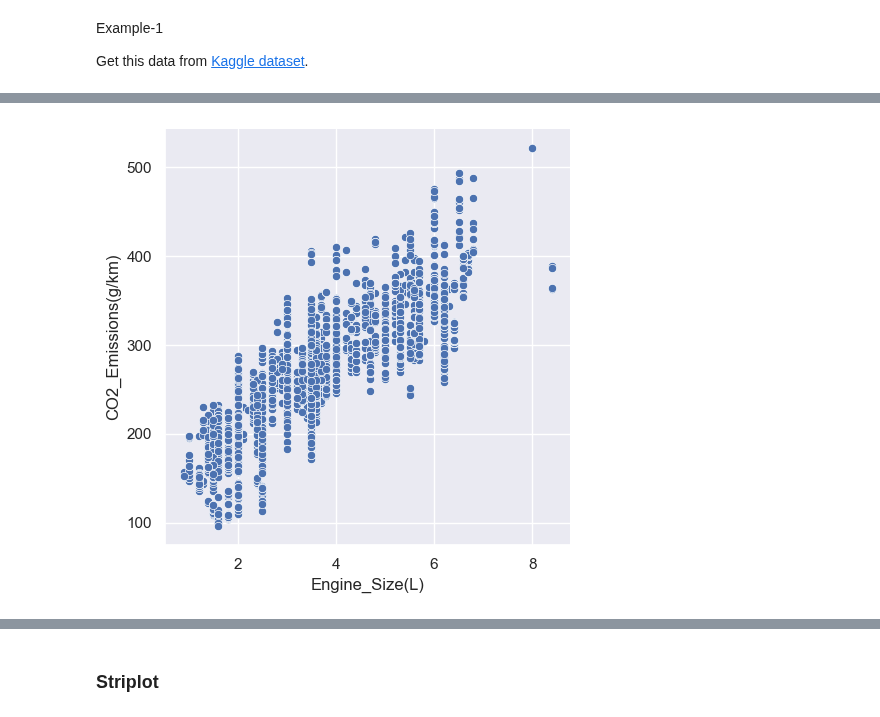
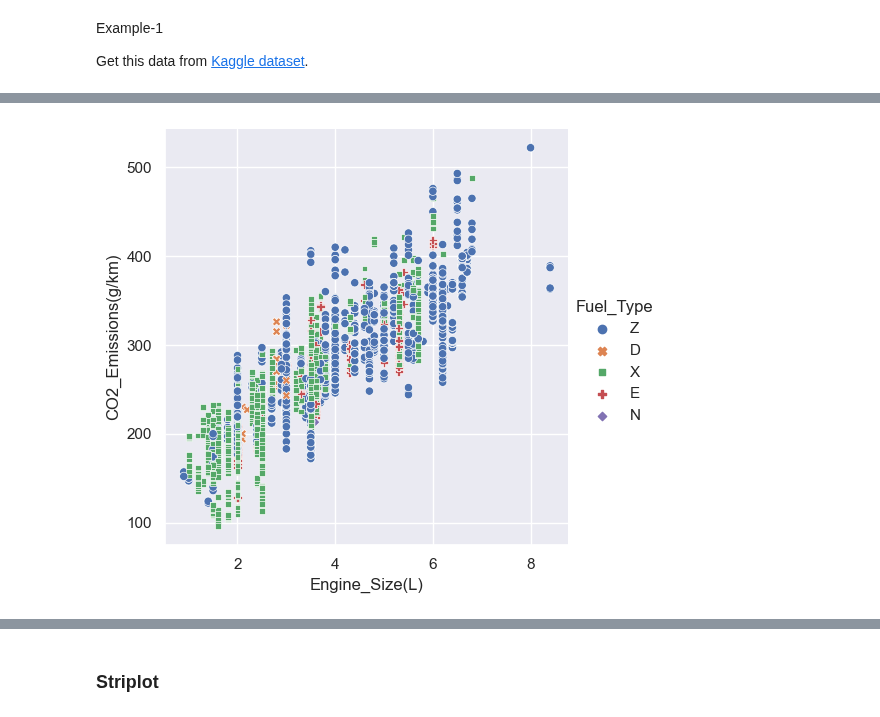
Before and after one commit to arunp77/Python-programming, a Jupyter notebook: Python-fundamental/Matplotlib.ipynb, the cells around one changed output, grey strips where cells are left out. Drawn from its saved outputs; the diff is of its cells as text; code cells hidden in the pictures.

```diff
--- a/Python-fundamental/Matplotlib.ipynb
+++ b/Python-fundamental/Matplotlib.ipynb
@@ -1561,8 +1581,11 @@ Vehicle_df = pd.read_csv('CO2_Emissions_Canada.csv')
 # %%
+# To highlight the different classes, we can add marker styles
 sns.relplot(x ="Engine_Size(L)",
             y ="CO2_Emissions(g/km)",
+            hue = 'Fuel_Type',
+            style ='Fuel_Type',
             data = Vehicle_df)
 
 plt.show()
 # %% [output]
-[figure, old version]
+[figure, new version]
```
Also changed, not shown: parts of 8 cells of this notebook.
